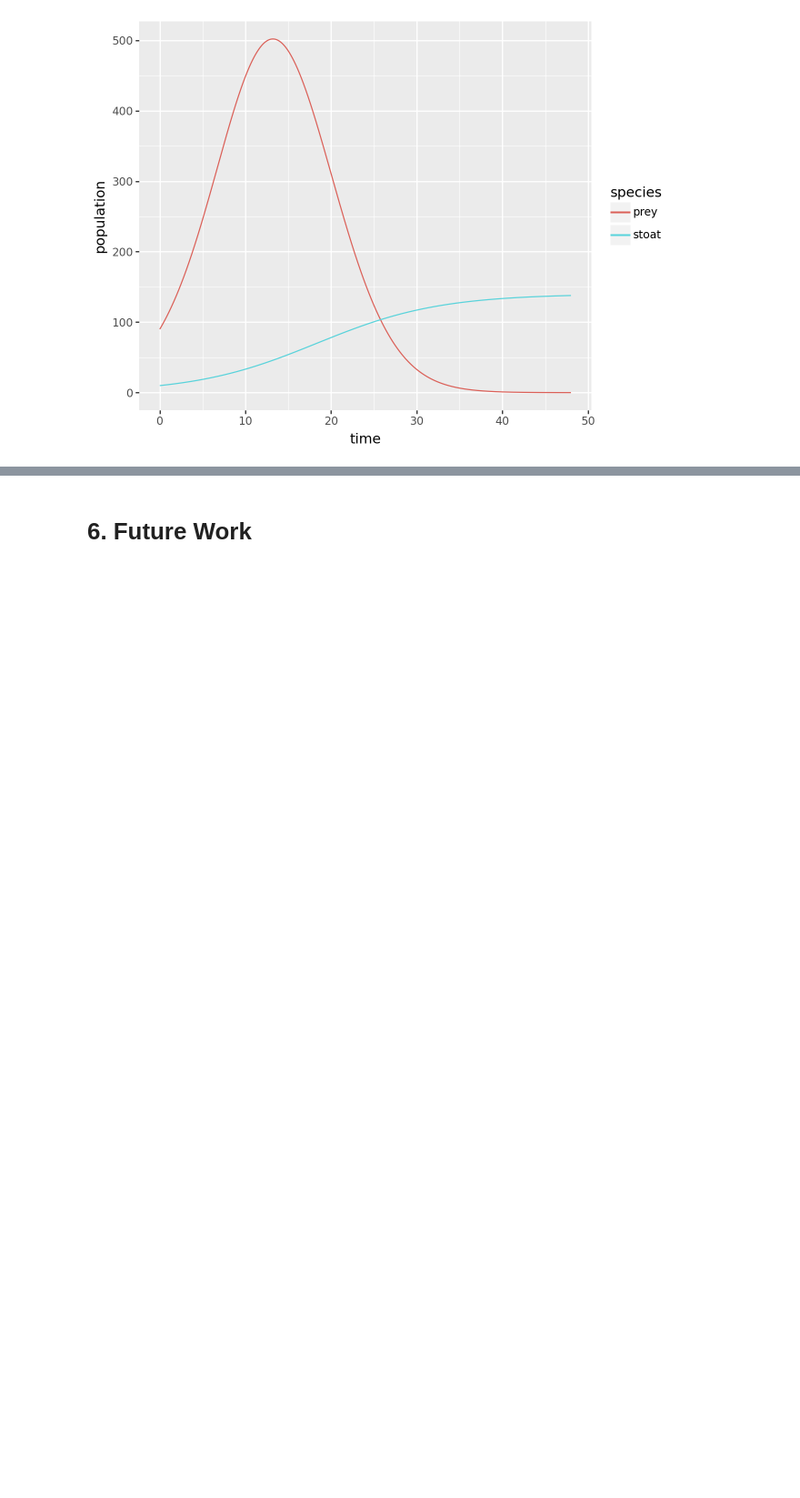
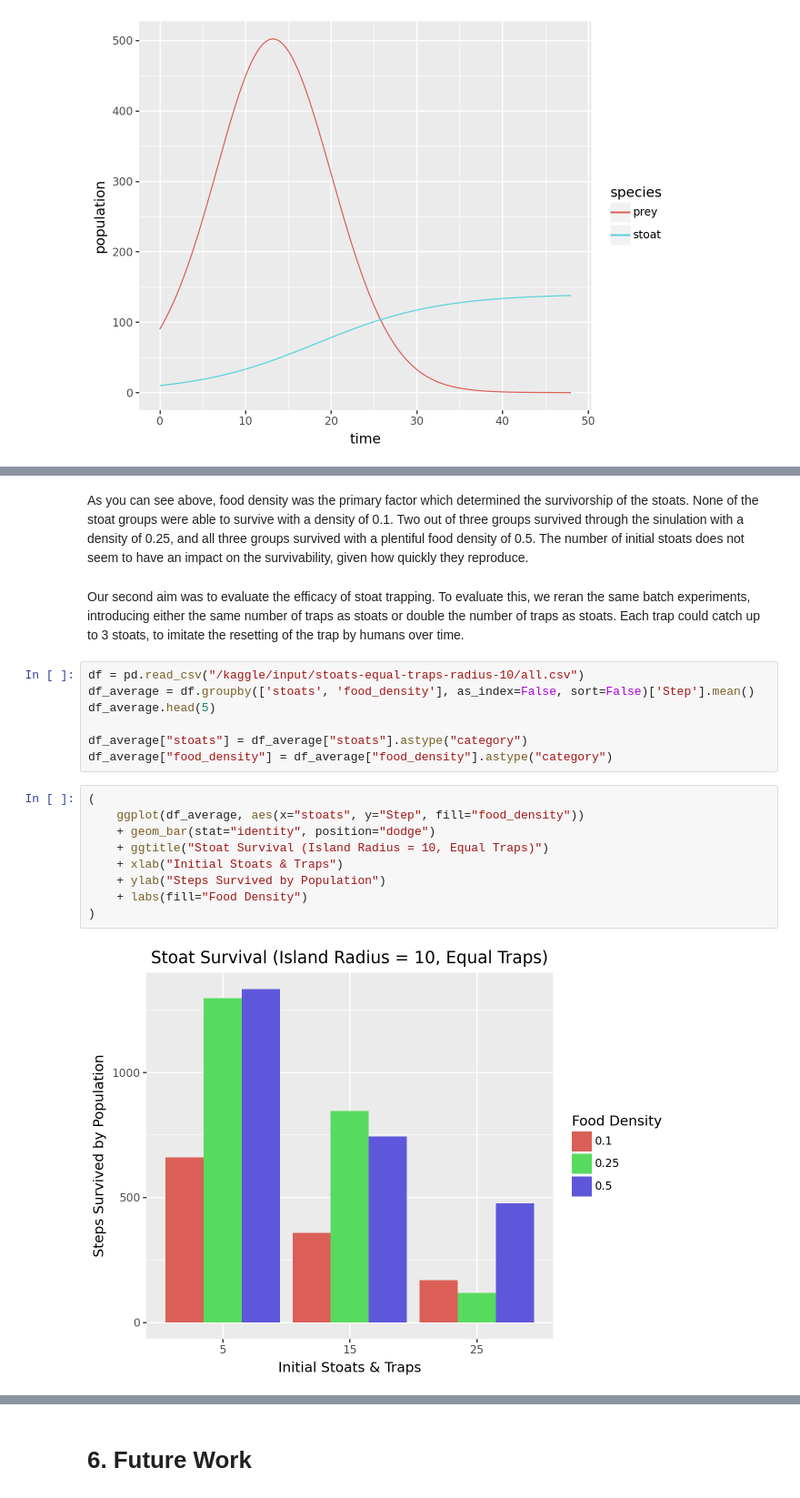
Before and after one commit to k-atej/stoatmodel, a Jupyter notebook: scicomp-stoat-model.ipynb, the cells around one changed output, grey strips where cells are left out. Shown at 91% size. Drawn from its saved outputs; the diff is of its cells as text; blank space fills up the shorter version.

```diff
--- a/scicomp-stoat-model.ipynb
+++ b/scicomp-stoat-model.ipynb
@@ -299,0 +331,22 @@ To prevent this notebook from running extremely slowly, the agent-based model it
+# %% [markdown]
+As you can see above, food density was the primary factor which determined the survivorship of the stoats. None of the stoat groups were able to survive with a density of 0.1. Two out of three groups survived through the sinulation with a density of 0.25, and all three groups survived with a plentiful food density of 0.5. The number of initial stoats does not seem to have an impact on the survivability, given how quickly they reproduce.
+# %% [markdown]
+Our second aim was to evaluate the efficacy of stoat trapping. To evaluate this, we reran the same batch experiments, introducing either the same number of traps as stoats or double the number of traps as stoats. Each trap could catch up to 3 stoats, to imitate the resetting of the trap by humans over time.
+# %%
+df = pd.read_csv("/kaggle/input/stoats-equal-traps-radius-10/all.csv")
+df_average = df.groupby(['stoats', 'food_density'], as_index=False, sort=False)['Step'].mean()
+df_average.head(5)
+
+df_average["stoats"] = df_average["stoats"].astype("category")
+df_average["food_density"] = df_average["food_density"].astype("category")
+# %%
+(
+    ggplot(df_average, aes(x="stoats", y="Step", fill="food_density"))
+    + geom_bar(stat="identity", position="dodge")
+    + ggtitle("Stoat Survival (Island Radius = 10, Equal Traps)")
+    + xlab("Initial Stoats & Traps")
+    + ylab("Steps Survived by Population")
+    + labs(fill="Food Density")
+)
+# %% [output]
+[figure, added]
```
Also changed, not shown: parts of 20 cells of this notebook.
